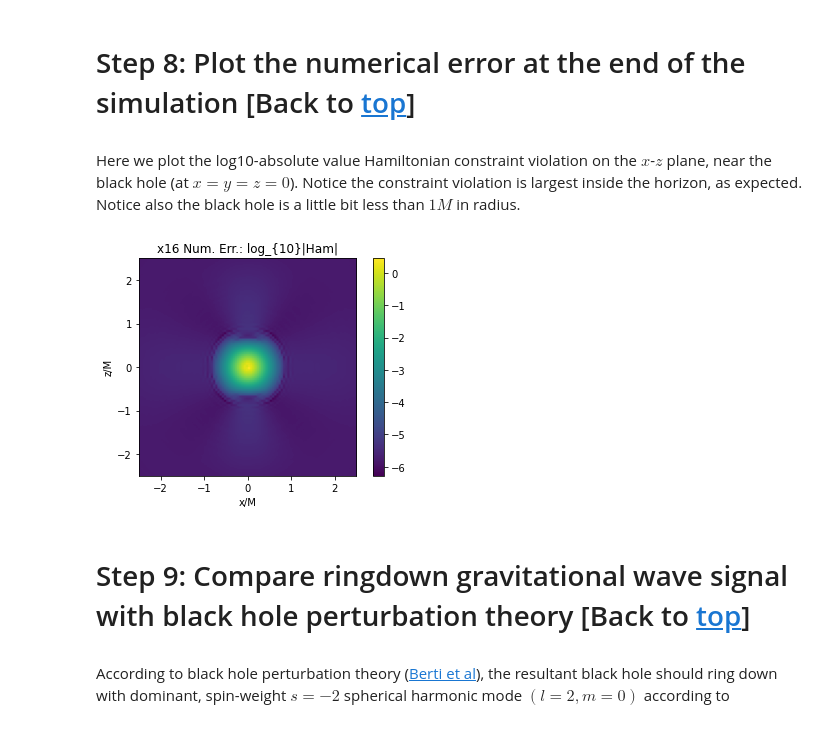
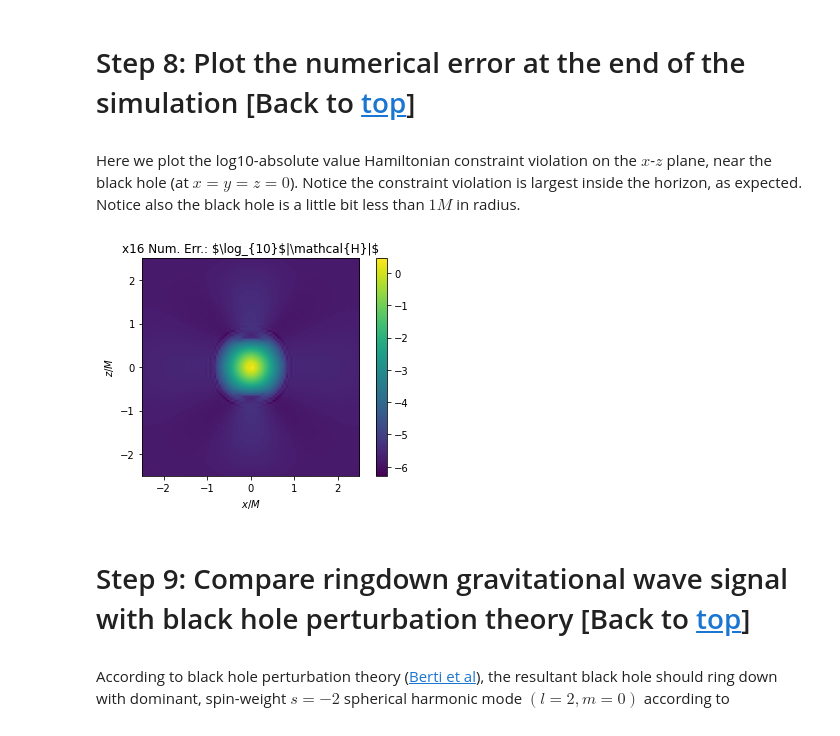
Before and after one commit to stevenrbrandt/nrpytutorial, a Jupyter notebook: Tutorial-Start_to_Finish-BSSNCurvilinear-Two_BHs_Collide-Psi4_new_way.ipynb, the cells around one changed output. Saved outputs shown, nothing was run; the diff lists cells and outputs as text; code cells hidden in the pictures.

```diff
--- a/Tutorial-Start_to_Finish-BSSNCurvilinear-Two_BHs_Collide-Psi4_new_way.ipynb
+++ b/Tutorial-Start_to_Finish-BSSNCurvilinear-Two_BHs_Collide-Psi4_new_way.ipynb
@@ -995,35 +995,35 @@ Here we plot the log10-absolute value Hamiltonian constraint violation on the $x
 # %%
 outfile = os.path.join(outdir,'out' + str(Nr) + '.txt')
 x,y,valuesCF,valuesHam = np.loadtxt(outfile).T #Transposed for easier unpacking
 
 pl_xmin = -2.5
 pl_xmax = +2.5
 pl_ymin = -2.5
 pl_ymax = +2.5
 
 grid_x, grid_y = np.mgrid[pl_xmin:pl_xmax:100j, pl_ymin:pl_ymax:100j]
 points = np.zeros((len(x), 2))
 for i in range(len(x)):
     points[i][0] = x[i]
     points[i][1] = y[i]
 
 grid = griddata(points, valuesCF, (grid_x, grid_y), method='nearest')
 gridcub = griddata(points, valuesCF, (grid_x, grid_y), method='cubic')
 
 grid = griddata(points, valuesHam, (grid_x, grid_y), method='nearest')
 gridcub = griddata(points, valuesHam, (grid_x, grid_y), method='cubic')
 
 # fig, ax = plt.subplots()
 
 plt.clf()
-plt.title("x16 Num. Err.: log_{10}|Ham|")
-plt.xlabel("x/M")
-plt.ylabel("z/M")
+plt.title(r"x16 Num. Err.: $\log_{10}$|\mathcal{H}|$")
+plt.xlabel(r"$x/M$")
+plt.ylabel(r"$z/M$")
 
 figcub = plt.imshow(gridcub.T, extent=(pl_xmin,pl_xmax, pl_ymin,pl_ymax))
 cb = plt.colorbar(figcub)
 # %% [output]
-[figure, old version]
+[figure, new version]
 # %% [markdown]
 <a id='compare'></a>
 
```
Also changed, not shown: parts of 4 cells of this notebook, 2 other files.
